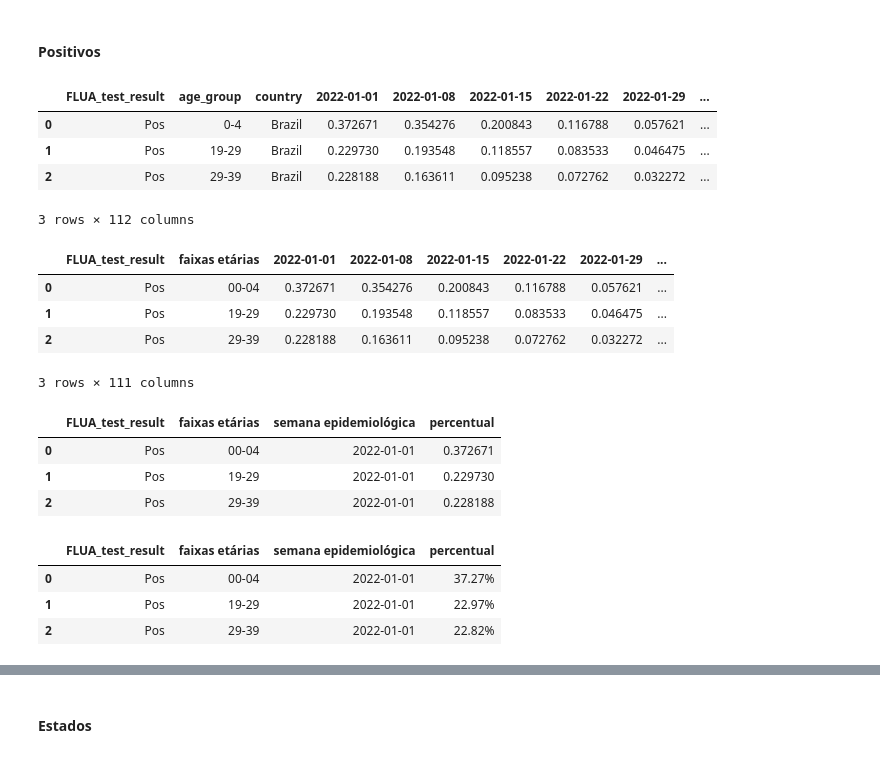
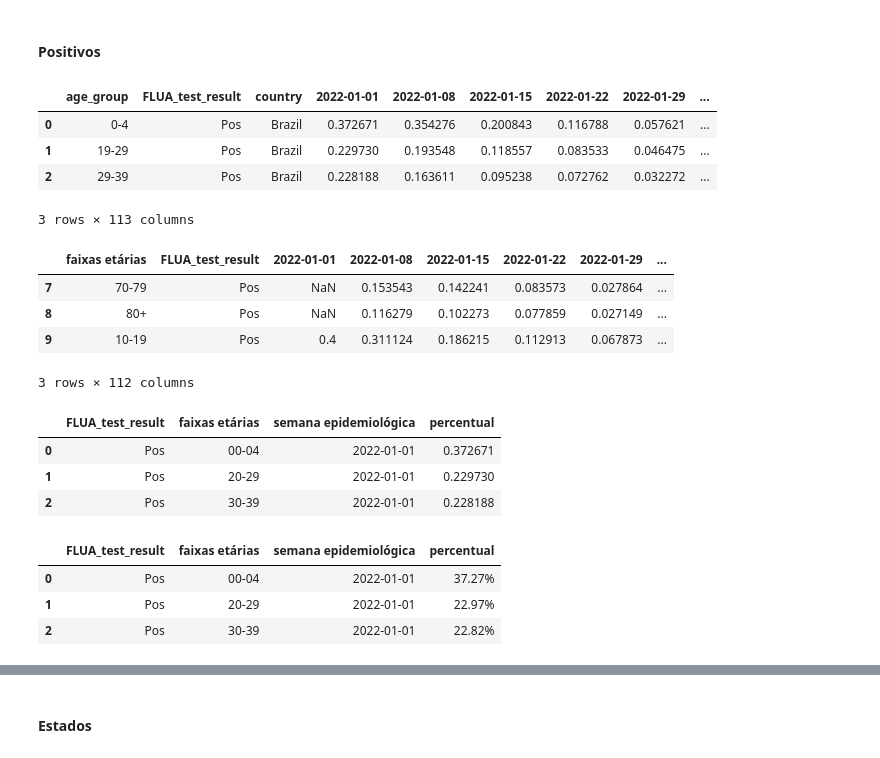
Before and after one commit to InstitutoTodosPelaSaude/arbo, a Jupyter notebook: EDA/scripts/flourish.ipynb, the cells around one changed output, grey strips where cells are left out. Saved outputs shown, nothing was run; the diff lists cells and outputs as text; code cells hidden in the pictures.

```diff
--- a/EDA/scripts/flourish.ipynb
+++ b/EDA/scripts/flourish.ipynb
@@ -216,34 +216,34 @@ lines_piv.to_excel('line_full.xlsx', index=False)
 # %% [markdown]
 #### Positivos
 # %%
-heat = pd.read_csv("matrix_agegroups_weeks_FLUA_posrate.tsv", sep='\t')
+heat = pd.read_csv("data/matrix_agegroups_weeks_FLUA_posrate.tsv", sep='\t')
 heat.head(3)
 # %% [output]
-|  | FLUA_test_result | age_group | country | 2022-01-01 | 2022-01-08 | 2022-01-15 | 2022-01-22 | 2022-01-29 | ... |
-| 0 | Pos | 0-4 | Brazil | 0.372671 | 0.354276 | 0.200843 | 0.116788 | 0.057621 | ... |
-| 1 | Pos | 19-29 | Brazil | 0.229730 | 0.193548 | 0.118557 | 0.083533 | 0.046475 | ... |
-| 2 | Pos | 29-39 | Brazil | 0.228188 | 0.163611 | 0.095238 | 0.072762 | 0.032272 | ... |
+|  | age_group | FLUA_test_result | country | 2022-01-01 | 2022-01-08 | 2022-01-15 | 2022-01-22 | 2022-01-29 | ... |
+| 0 | 0-4 | Pos | Brazil | 0.372671 | 0.354276 | 0.200843 | 0.116788 | 0.057621 | ... |
+| 1 | 19-29 | Pos | Brazil | 0.229730 | 0.193548 | 0.118557 | 0.083533 | 0.046475 | ... |
+| 2 | 29-39 | Pos | Brazil | 0.228188 | 0.163611 | 0.095238 | 0.072762 | 0.032272 | ... |
-3 rows × 112 columns
+3 rows × 113 columns
 # %%
 ## Remover colunas com valores NaN e a coluna "country"
 heat_cleaned = heat.drop('country', axis=1) #.dropna(axis=1)
 
 ## Renomear a coluna "age_group" para "faixas_etarias"
 heat_cleaned = heat_cleaned.rename(columns={'age_group': 'faixas etárias'})
 
 ## Remover linhas com "Não Detectado" ou "Not tested"
 heat_cleaned = heat_cleaned.loc[~heat_cleaned['FLUA_test_result'].str.contains('Não Detectado|Not tested')]
 
 ## Substituir as faixas etárias no DataFrame
-heat_cleaned['faixas etárias'] = heat_cleaned['faixas etárias'].replace({'0-4': '00-04', '4-9': '04-09', '9-19': '09-19'})
+heat_cleaned['faixas etárias'] = heat_cleaned['faixas etárias'].replace({'0-4': '00-04', '4-9': '05-09', '9-19': '10-19', '19-29': '20-29', '29-39': '30-39', '39-49': '40-49', '49-59': '50-59', '59-69': '60-69', '69-79': '70-79', '80+': '80+'})
 
-heat_cleaned.head(3)
+heat_cleaned.tail(3)
 # %% [output]
-|  | FLUA_test_result | faixas etárias | 2022-01-01 | 2022-01-08 | 2022-01-15 | 2022-01-22 | 2022-01-29 | ... |
-| 0 | Pos | 00-04 | 0.372671 | 0.354276 | 0.200843 | 0.116788 | 0.057621 | ... |
-| 1 | Pos | 19-29 | 0.229730 | 0.193548 | 0.118557 | 0.083533 | 0.046475 | ... |
-| 2 | Pos | 29-39 | 0.228188 | 0.163611 | 0.095238 | 0.072762 | 0.032272 | ... |
+|  | faixas etárias | FLUA_test_result | 2022-01-01 | 2022-01-08 | 2022-01-15 | 2022-01-22 | 2022-01-29 | ... |
+| 7 | 70-79 | Pos | NaN | 0.153543 | 0.142241 | 0.083573 | 0.027864 | ... |
+| 8 | 80+ | Pos | NaN | 0.116279 | 0.102273 | 0.077859 | 0.027149 | ... |
+| 9 | 10-19 | Pos | 0.4 | 0.311124 | 0.186215 | 0.112913 | 0.067873 | ... |
-3 rows × 111 columns
+3 rows × 112 columns
 # %%
 ## Derreter (melt) as colunas de data em uma coluna
 heat_melted = pd.melt(heat_cleaned, id_vars=['FLUA_test_result', 'faixas etárias'], var_name='semana epidemiológica', value_name='percentual')
@@ -251,8 +251,8 @@ heat_melted.head(3)
 # %% [output]
 |  | FLUA_test_result | faixas etárias | semana epidemiológica | percentual |
 | 0 | Pos | 00-04 | 2022-01-01 | 0.372671 |
-| 1 | Pos | 19-29 | 2022-01-01 | 0.229730 |
-| 2 | Pos | 29-39 | 2022-01-01 | 0.228188 |
+| 1 | Pos | 20-29 | 2022-01-01 | 0.229730 |
+| 2 | Pos | 30-39 | 2022-01-01 | 0.228188 |
 # %%
 ## Transformar os valores da coluna "n" em percentuais
 heat_melted['percentual'] = heat_melted['percentual'].apply(lambda x: f'{round(x * 100, 2)}%')
@@ -261,8 +261,8 @@ heat_melted.head(3)
 # %% [output]
 |  | FLUA_test_result | faixas etárias | semana epidemiológica | percentual |
 | 0 | Pos | 00-04 | 2022-01-01 | 37.27% |
-| 1 | Pos | 19-29 | 2022-01-01 | 22.97% |
-| 2 | Pos | 29-39 | 2022-01-01 | 22.82% |
+| 1 | Pos | 20-29 | 2022-01-01 | 22.97% |
+| 2 | Pos | 30-39 | 2022-01-01 | 22.82% |
 # %%
 ## Filtrar os valores positivos e negativos
 heat_melted_positivos = heat_melted[heat_melted['FLUA_test_result'] == 'Pos'].reset_index(drop=True)
```
Also changed, not shown: parts of 2 cells of this notebook, 1 other file.
